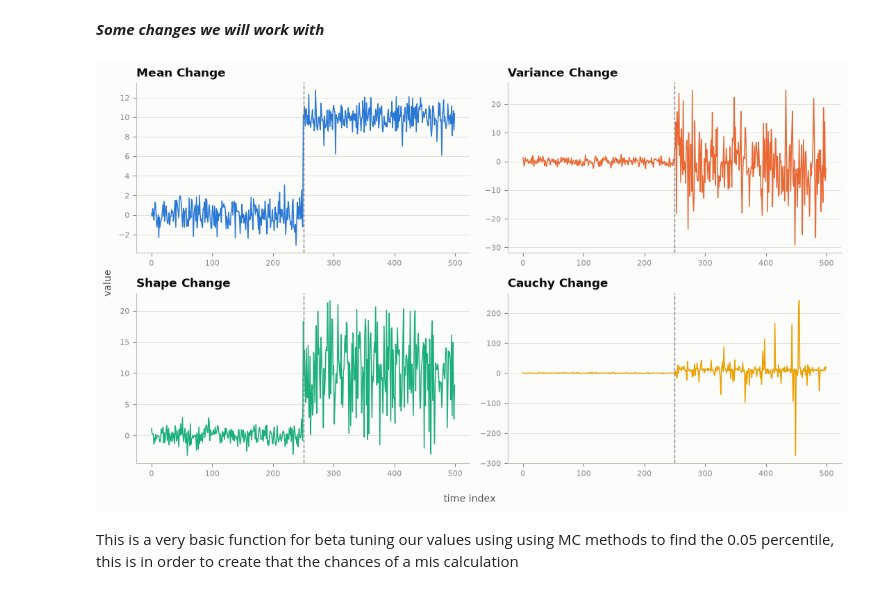
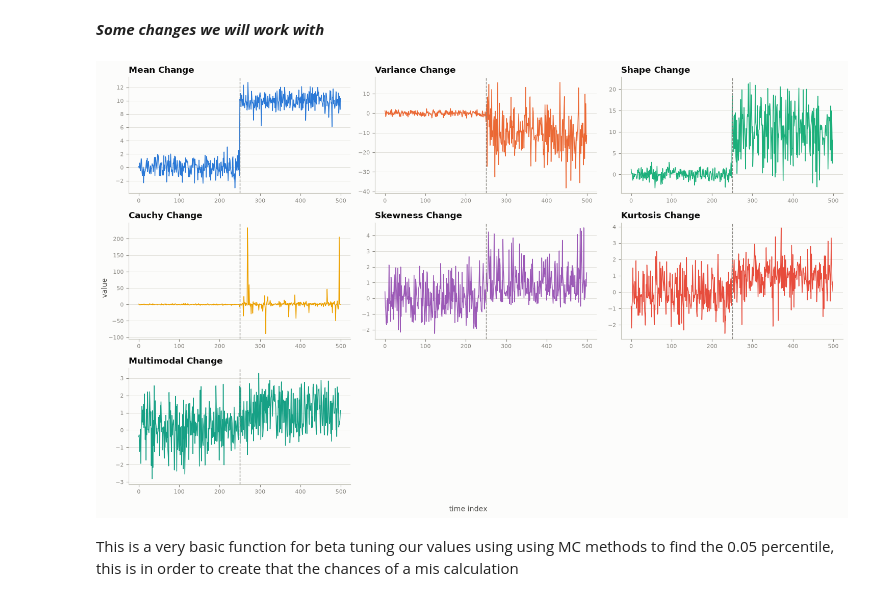
Before and after one commit to VsinkoV/AMOC_Detector, a Jupyter notebook: Statistical_Testing.ipynb, the cells around one changed output. Drawn from its saved outputs; the diff is of its cells as text; code cells hidden in the pictures.

```diff
--- a/Statistical_Testing.ipynb
+++ b/Statistical_Testing.ipynb
@@ -59,43 +114,53 @@ colors = {
     "variance_change": "#eb6834",  # orange
     "shape_change": "#1baf7a",     # aqua
     "cauchy_change": "#eda100",    # yellow
+    "skewness_change": "#9b59b6",  # purple
+    "kurtosis_change": "#e74c3c",  # red
+    "multimodal_change": "#16a085",# teal
 }
 
 fns = {
     "mean_change": lambda ts, cp: mean_change(ts, cp, delta=10),
     "variance_change": lambda ts, cp: variance_change(ts, cp, delta=10),
     "shape_change": lambda ts, cp: shape_change(ts, cp, delta=5, beta=10),
-    "cauchy_change": lambda ts, cp: cauchy_change(ts, cp, delta=10, beta=5),
+    "cauchy_change": lambda ts, cp: cauchy_change(ts, cp, delta=2, beta=2),
+    "skewness_change": lambda ts, cp: skewness_change(ts, cp, delta=8),
+    "kurtosis_change": lambda ts, cp: kurtosis_change(ts, cp, delta=6),
+    "multimodal_change": lambda ts, cp: multimodal_change(ts, cp, delta=0.85),
 }
 
-fig, axes = plt.subplots(2, 2, figsize=(11, 6.5))
+fig, axes = plt.subplots(3, 3, figsize=(15, 9))
 fig.patch.set_facecolor("#fcfcfb")
 rng = np.random.default_rng(0)
 
 for ax, (name, fn) in zip(axes.flat, fns.items()):
     ts = rng.multivariate_normal(mean=np.zeros(1), cov=np.eye(1), size=500)
     changepoint = 250
     ts_shifted = fn(ts, changepoint)
 
     ax.plot(ts_shifted[:, 0], color=colors[name], linewidth=1.1)
     ax.axvline(changepoint, color="#898781", linestyle="--", linewidth=1)
 
     ax.set_facecolor("#fcfcfb")
     ax.set_title(name.replace("_", " ").title(), color="#0b0b0b", fontsize=12, fontweight="bold", loc="left")
     ax.spines["top"].set_visible(False)
     ax.spines["right"].set_visible(False)
     ax.spines["left"].set_color("#c3c2b7")
     ax.spines["bottom"].set_color("#c3c2b7")
     ax.tick_params(colors="#898781", labelsize=8)
     ax.grid(axis="y", color="#e1e0d9", linewidth=0.7)
     ax.set_axisbelow(True)
 
+for ax in axes.flat[len(fns):]:
+    ax.axis("off")
+
 fig.supxlabel("time index", color="#52514e", fontsize=10)
 fig.supylabel("value", color="#52514e", fontsize=10)
 fig.tight_layout()
+fig.savefig("plots/change_types_demo.png", dpi=150, bbox_inches="tight")
 plt.show()
 # %% [output]
-[figure, old version]
+[figure, new version]
 # %% [markdown]
 This is a very basic function for beta tuning our values using using MC methods to find the 0.05 percentile, this is in order to create that the chances of a mis calculation
 # %%
```
Also changed, not shown: parts of 12 cells of this notebook, 27 other files.
